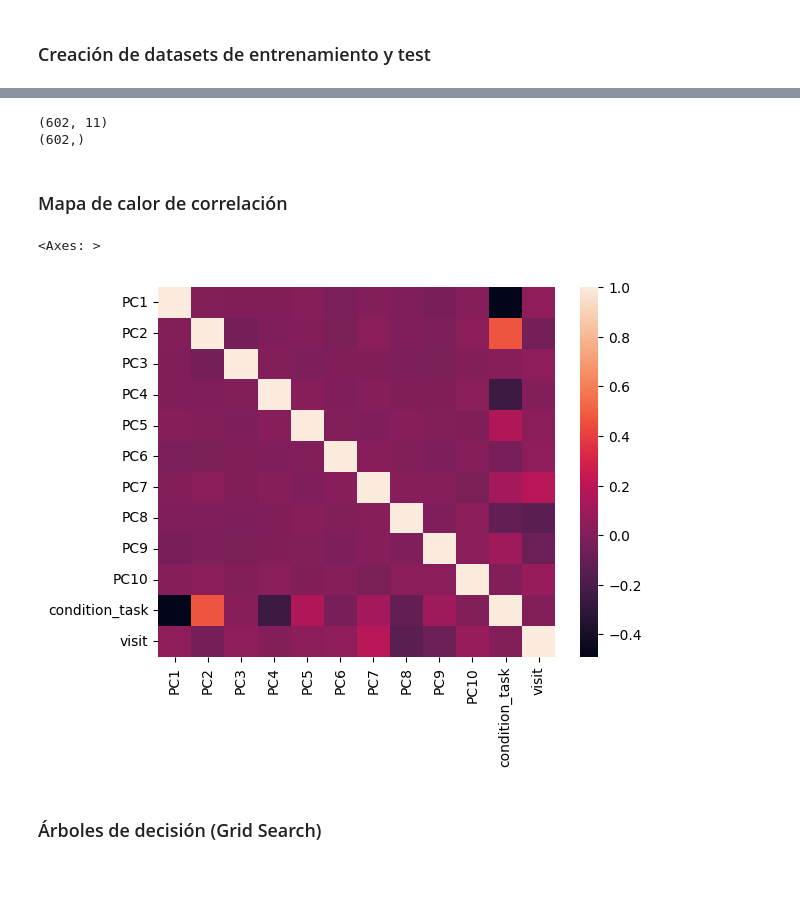
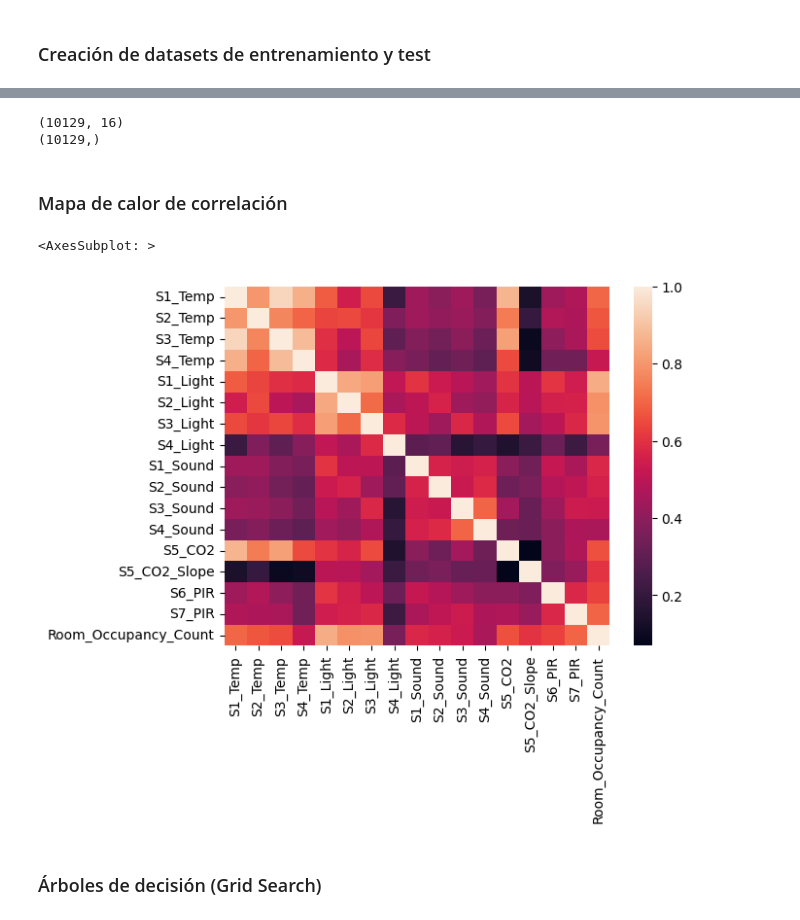
Before and after one commit to GRUNECO/MINIONS, a Jupyter notebook: ML_models.ipynb, the cells around one changed output, grey strips where cells are left out. Drawn from its saved outputs; the diff is of its cells as text; code cells hidden in the pictures; blank space fills up the shorter version.

```diff
--- a/ML_models.ipynb
+++ b/ML_models.ipynb
@@ -224,6 +55,0 @@ print(clases_mapeadas)
-# %%
-clases_mapeadas = {label:idx for idx,label
-                   in enumerate(np.unique(data['visit']))}
-
-data.loc[:,'visit'] = data.loc[:,'visit'].map(clases_mapeadas)
-print(clases_mapeadas)
@@ -232,5 +56,2 @@ print(clases_mapeadas)
-# %%
-data['visit'] = pd.to_numeric(data['visit'])
-data['condition_task'] = pd.to_numeric(data['condition_task'])
 # %%
 print(data.dtypes.unique())
@@ -309,0 +92,7 @@ data
+# %%
+scaler =StandardScaler()
+data_s = scaler.fit_transform(data[['S1_Temp', 'S2_Temp', 'S3_Temp', 'S4_Temp', 'S1_Light', 'S2_Light',
+       'S3_Light', 'S4_Light', 'S1_Sound', 'S2_Sound', 'S3_Sound', 'S4_Sound',
+       'S5_CO2', 'S5_CO2_Slope']])
+data_s = pd.DataFrame(data_s,columns=data.columns[:-3])
+data_s
@@ -309,0 +113,2 @@ data
+# %%
+data_s[['S6_PIR', 'S7_PIR', 'Room_Occupancy_Count']] = data[['S6_PIR', 'S7_PIR', 'Room_Occupancy_Count']]
@@ -310,11 +131,11 @@ data
 # %%
-X = data.values[:,:-1]
-y = data.values[:,-1]
+X = data_s.values[:,:-1]
+y = data_s.values[:,-1]
 print(X.shape)
 print(y.shape)
 # %% [output]
-(602, 11)
-(602,)
+(10129, 16)
+(10129,)
 # %%
 X_train, X_test, y_train, y_test = train_test_split(
     X, # Valores de X
@@ -325,10 +153,10 @@ X_train, X_test, y_train, y_test = train_test_split(
 # %% [markdown]
 ### Mapa de calor de correlación
 # %%
-sns.heatmap(data.corr())
+sns.heatmap(data_s.corr())
 # %% [output]
-<Axes: >
+<AxesSubplot: >
-[figure, old version]
+[figure, new version]
 # %% [markdown]
 ### Árboles de decisión (Grid Search)
 # %%
```
Also changed, not shown: parts of 51 cells of this notebook, 1 other file.
